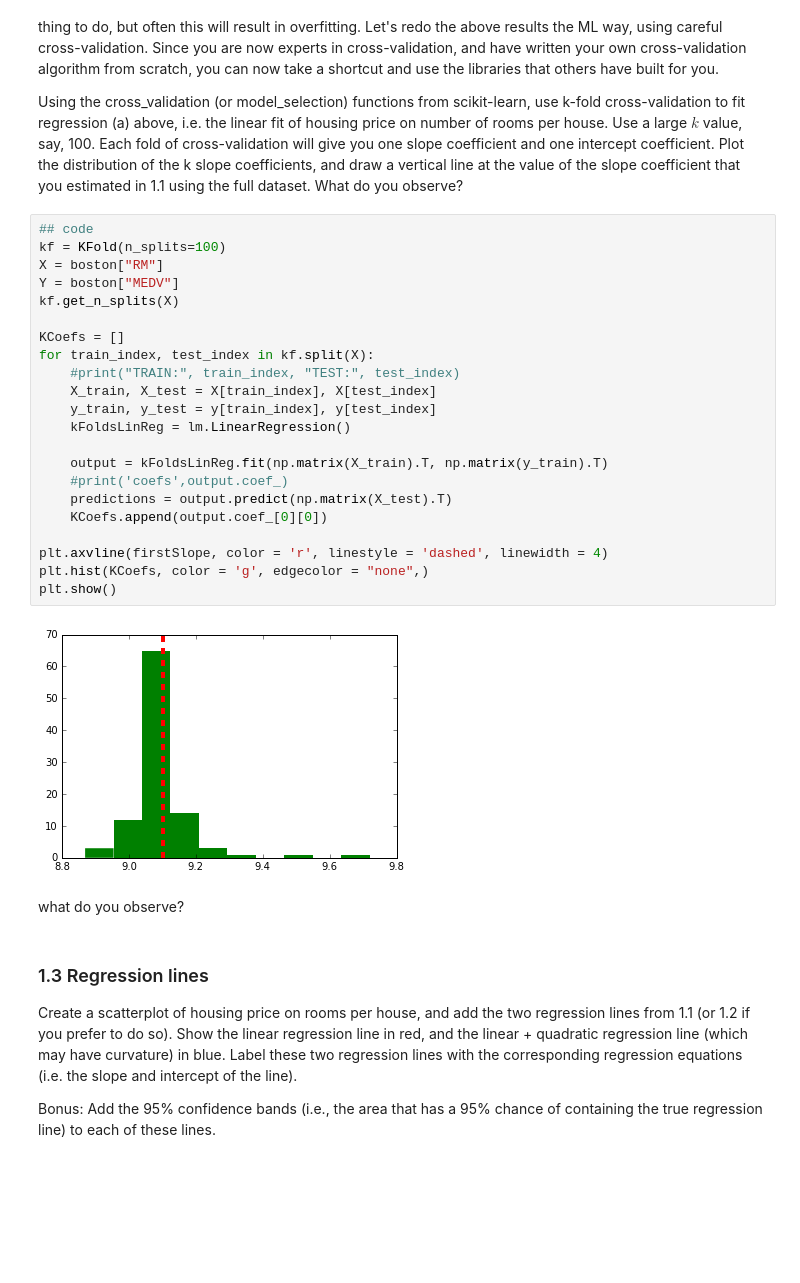
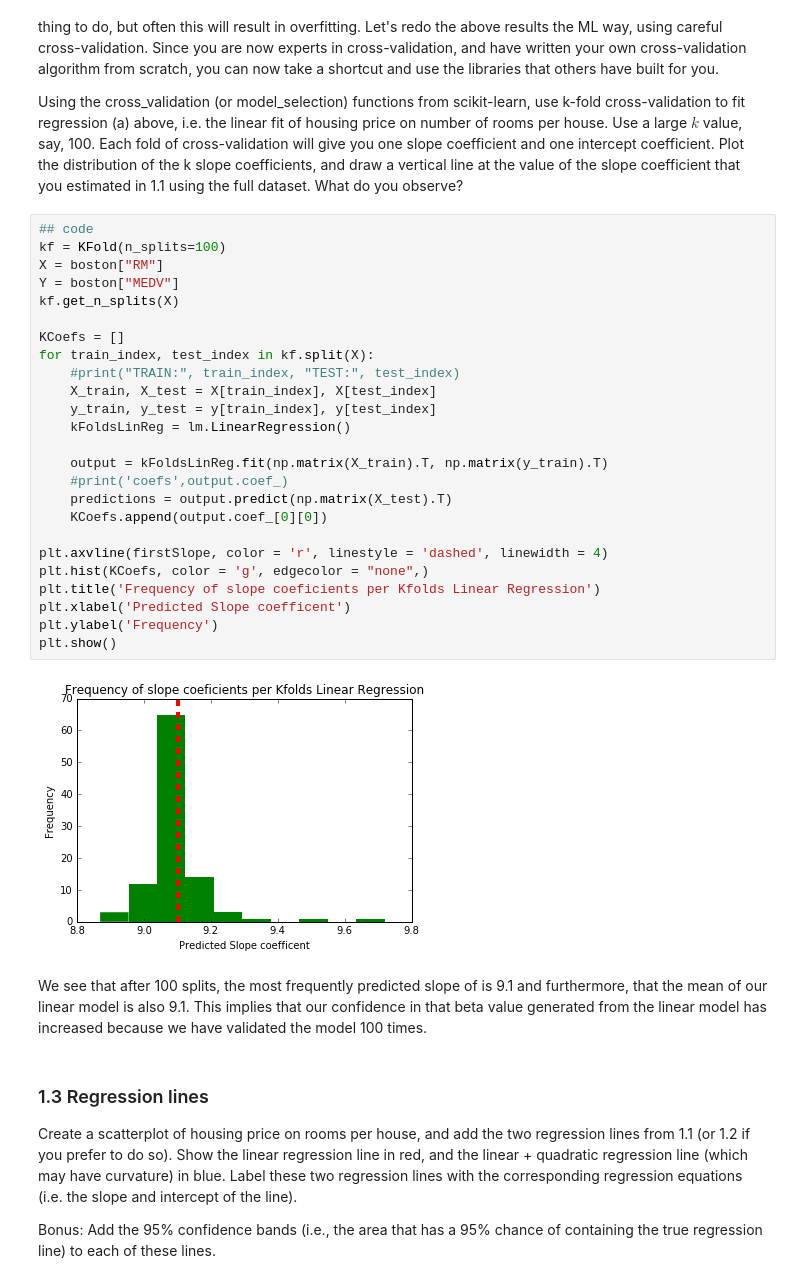
Before and after one commit to Karvi95/371, a Jupyter notebook: KRISHNAMOORTHY_ARVINDRAM-PS4.ipynb, the cells around one changed output. Saved outputs shown, nothing was run; the diff lists cells and outputs as text; blank space fills up the shorter version.

```diff
--- a/KRISHNAMOORTHY_ARVINDRAM-PS4.ipynb
+++ b/KRISHNAMOORTHY_ARVINDRAM-PS4.ipynb
@@ -102,29 +104,32 @@ Use a large $k$ value, say, 100.  Each fold of cross-validation will give you on
 # %%
 ## code
 kf = KFold(n_splits=100)
 X = boston["RM"]
 Y = boston["MEDV"]
 kf.get_n_splits(X)
 
 KCoefs = []
 for train_index, test_index in kf.split(X):
     #print("TRAIN:", train_index, "TEST:", test_index)
     X_train, X_test = X[train_index], X[test_index]
     y_train, y_test = y[train_index], y[test_index]
     kFoldsLinReg = lm.LinearRegression()
 
     output = kFoldsLinReg.fit(np.matrix(X_train).T, np.matrix(y_train).T)
     #print('coefs',output.coef_)
     predictions = output.predict(np.matrix(X_test).T)
     KCoefs.append(output.coef_[0][0])
 
 plt.axvline(firstSlope, color = 'r', linestyle = 'dashed', linewidth = 4)
 plt.hist(KCoefs, color = 'g', edgecolor = "none",)
+plt.title('Frequency of slope coeficients per Kfolds Linear Regression')
+plt.xlabel('Predicted Slope coefficent')
+plt.ylabel('Frequency')
 plt.show()
 # %% [output]
-[figure, old version]
+[figure, new version]
-# %% [markdown]
-what do you observe?
+# %% [markdown]
+We see that after 100 splits, the most frequently predicted slope of is 9.1 and furthermore, that the mean of our linear model is also 9.1. This implies that our confidence in that beta value generated from the linear model has increased because we have validated the model 100 times.
 # %% [markdown]
 ### 1.3 Regression lines
 
```
Also changed, not shown: parts of 20 cells of this notebook.
